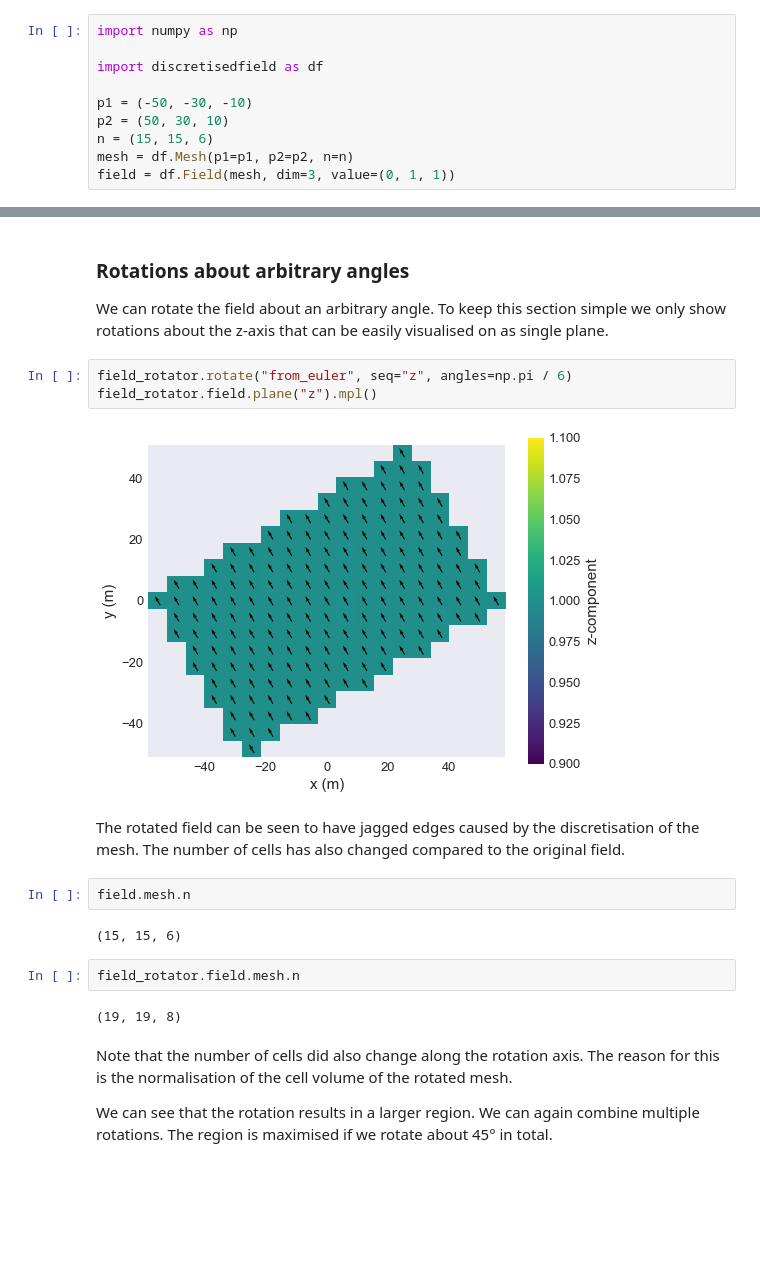
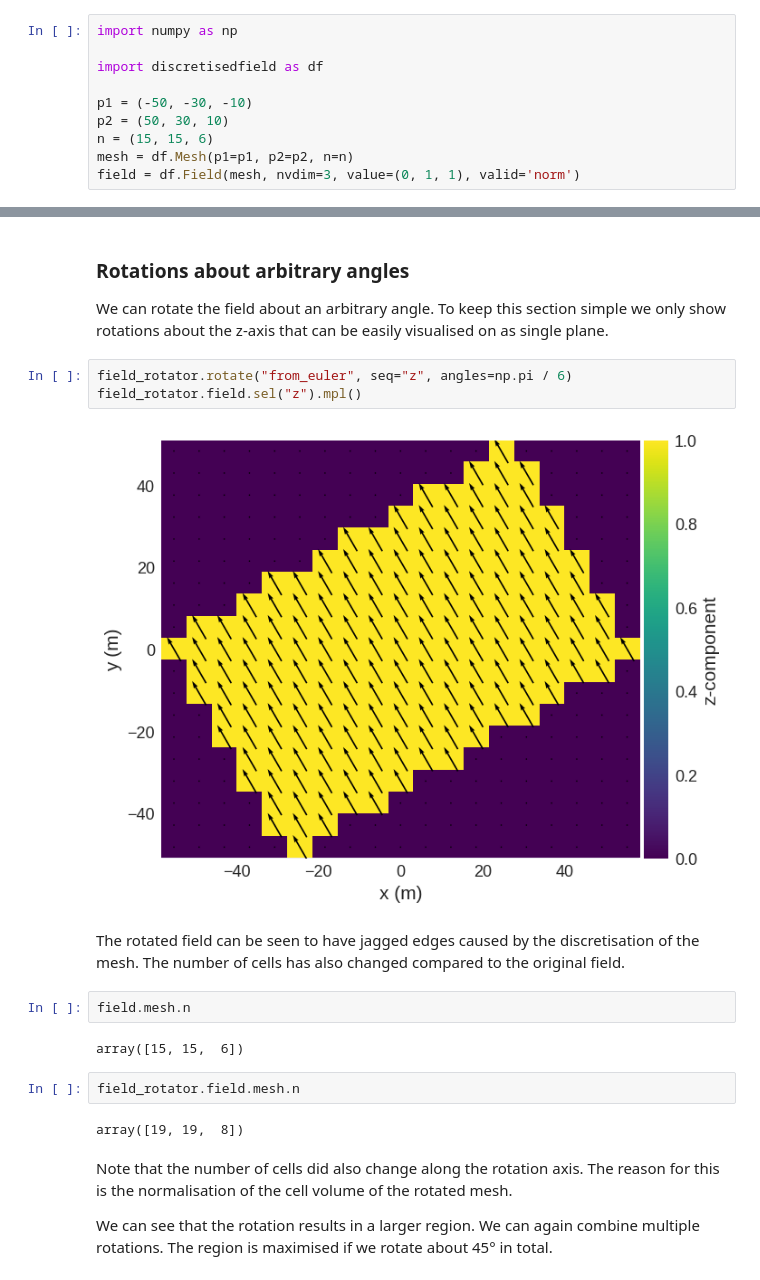
Before and after one commit to ubermag/discretisedfield, a Jupyter notebook: docs/field-rotations.ipynb, the cells around one changed output, grey strips where cells are left out. Drawn from its saved outputs; the diff is of its cells as text; blank space fills up the shorter version.

```diff
--- a/docs/field-rotations.ipynb
+++ b/docs/field-rotations.ipynb
@@ -32,5 +32,5 @@ p1 = (-50, -30, -10)
 p2 = (50, 30, 10)
 n = (15, 15, 6)
 mesh = df.Mesh(p1=p1, p2=p2, n=n)
-field = df.Field(mesh, dim=3, value=(0, 1, 1))
+field = df.Field(mesh, nvdim=3, value=(0, 1, 1), valid='norm')
 # %%
@@ -109,19 +109,19 @@ field_rotator.field.plane("z").mpl()
 We can rotate the field about an arbitrary angle. To keep this section simple we only show rotations about the z-axis that can be easily visualised on as single plane.
 # %%
 field_rotator.rotate("from_euler", seq="z", angles=np.pi / 6)
-field_rotator.field.plane("z").mpl()
+field_rotator.field.sel("z").mpl()
 # %% [output]
-[figure, old version]
+[figure, new version]
 # %% [markdown]
 The rotated field can be seen to have jagged edges caused by the discretisation of the mesh. The number of cells has also changed compared to the original field.
 # %%
 field.mesh.n
 # %% [output]
-(15, 15, 6)
+array([15, 15,  6])
 # %%
 field_rotator.field.mesh.n
 # %% [output]
-(19, 19, 8)
+array([19, 19,  8])
 # %% [markdown]
 Note that the number of cells did also change along the rotation axis. The reason for this is the normalisation of the cell volume of the rotated mesh.
 
```
Also changed, not shown: parts of 12 cells of this notebook.
